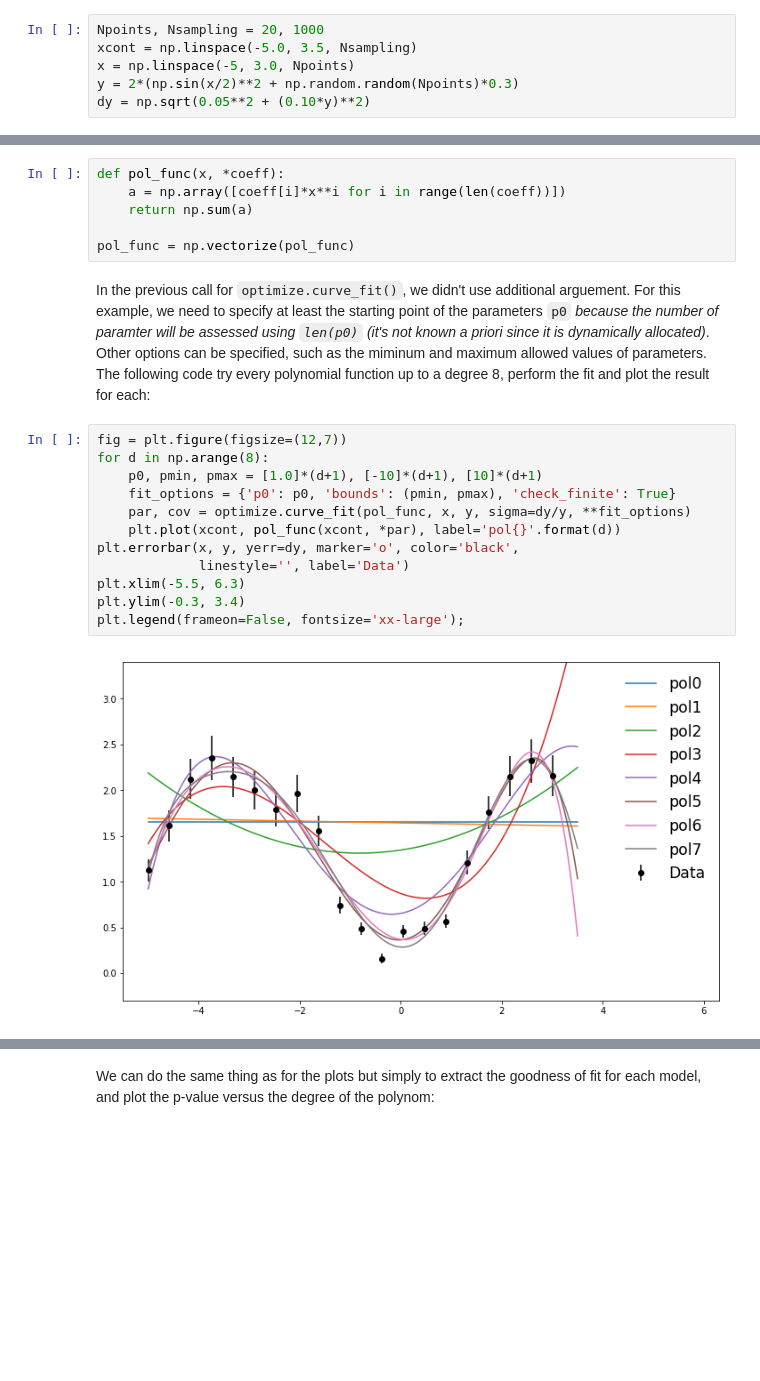
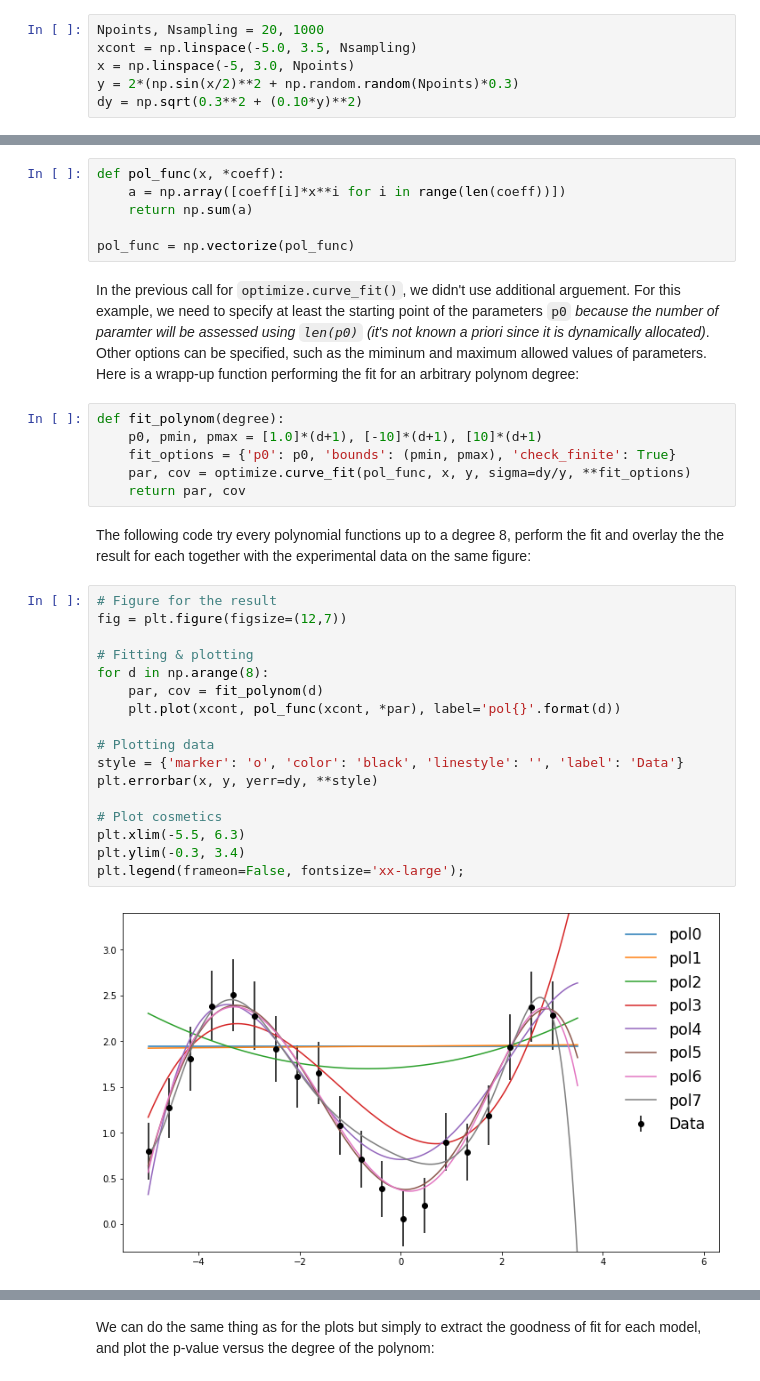
Before and after one commit to MLatCezeaux/intro_numpy, a Jupyter notebook: lecture/1-NumpyIntroduction.ipynb, the cells around one changed output, grey strips where cells are left out. Saved outputs shown, nothing was run; the diff lists cells and outputs as text; blank space fills up the shorter version.

```diff
--- a/lecture/1-NumpyIntroduction.ipynb
+++ b/lecture/1-NumpyIntroduction.ipynb
@@ -580,7 +580,7 @@ Npoints, Nsampling = 20, 1000
 xcont = np.linspace(-5.0, 3.5, Nsampling)
 x = np.linspace(-5, 3.0, Npoints)
 y = 2*(np.sin(x/2)**2 + np.random.random(Npoints)*0.3)
-dy = np.sqrt(0.05**2 + (0.10*y)**2)
+dy = np.sqrt(0.3**2 + (0.10*y)**2)
 # %% [markdown]
 Then we need to define functions with which we want to fit our data, for example a degree 1 polynoms. The synthax has to be `func(x, *pars)`:
 # %%
@@ -599,18 +599,31 @@ def pol_func(x, *coeff):
 
 pol_func = np.vectorize(pol_func)
 # %% [markdown]
-In the previous call for `optimize.curve_fit()`, we didn't use additional arguement. For this example, we need to specify at least the starting point of the parameters `p0` *because the number of paramter will be assessed using `len(p0)` (it's not known a priori since it is dynamically allocated)*. Other options can be specified, such as the miminum and maximum allowed values of parameters. The following code try every polynomial function up to a degree 8, perform the fit and plot the result for each:
+In the previous call for `optimize.curve_fit()`, we didn't use additional arguement. For this example, we need to specify at least the starting point of the parameters `p0` *because the number of paramter will be assessed using `len(p0)` (it's not known a priori since it is dynamically allocated)*. Other options can be specified, such as the miminum and maximum allowed values of parameters. Here is a wrapp-up function performing the fit for an arbitrary polynom degree:
+# %%
+def fit_polynom(degree):
+    p0, pmin, pmax = [1.0]*(d+1), [-10]*(d+1), [10]*(d+1)
+    fit_options = {'p0': p0, 'bounds': (pmin, pmax), 'check_finite': True}
+    par, cov = optimize.curve_fit(pol_func, x, y, sigma=dy/y, **fit_options)
+    return par, cov
+# %% [markdown]
+The following code try every polynomial functions up to a degree 8, perform the fit and overlay the the result for each together with the experimental data on the same figure:
 # %%
+# Figure for the result
 fig = plt.figure(figsize=(12,7))
+
+# Fitting & plotting
 for d in np.arange(8):
-    p0, pmin, pmax = [1.0]*(d+1), [-10]*(d+1), [10]*(d+1)
-    fit_options = {'p0': p0, 'bounds': (pmin, pmax), 'check_finite': True}
-    par, cov = optimize.curve_fit(pol_func, x, y, sigma=dy/y, **fit_options)
+    par, cov = fit_polynom(d)
     plt.plot(xcont, pol_func(xcont, *par), label='pol{}'.format(d))
-plt.errorbar(x, y, yerr=dy, marker='o', color='black',
-             linestyle='', label='Data')
+
+# Plotting data
+style = {'marker': 'o', 'color': 'black', 'linestyle': '', 'label': 'Data'}
+plt.errorbar(x, y, yerr=dy, **style)
+
+# Plot cosmetics
 plt.xlim(-5.5, 6.3)
 plt.ylim(-0.3, 3.4)
 plt.legend(frameon=False, fontsize='xx-large');
 # %% [output]
-[figure, old version]
+[figure, new version]
```
Also changed, not shown: parts of 26 cells of this notebook, 5 other files.
